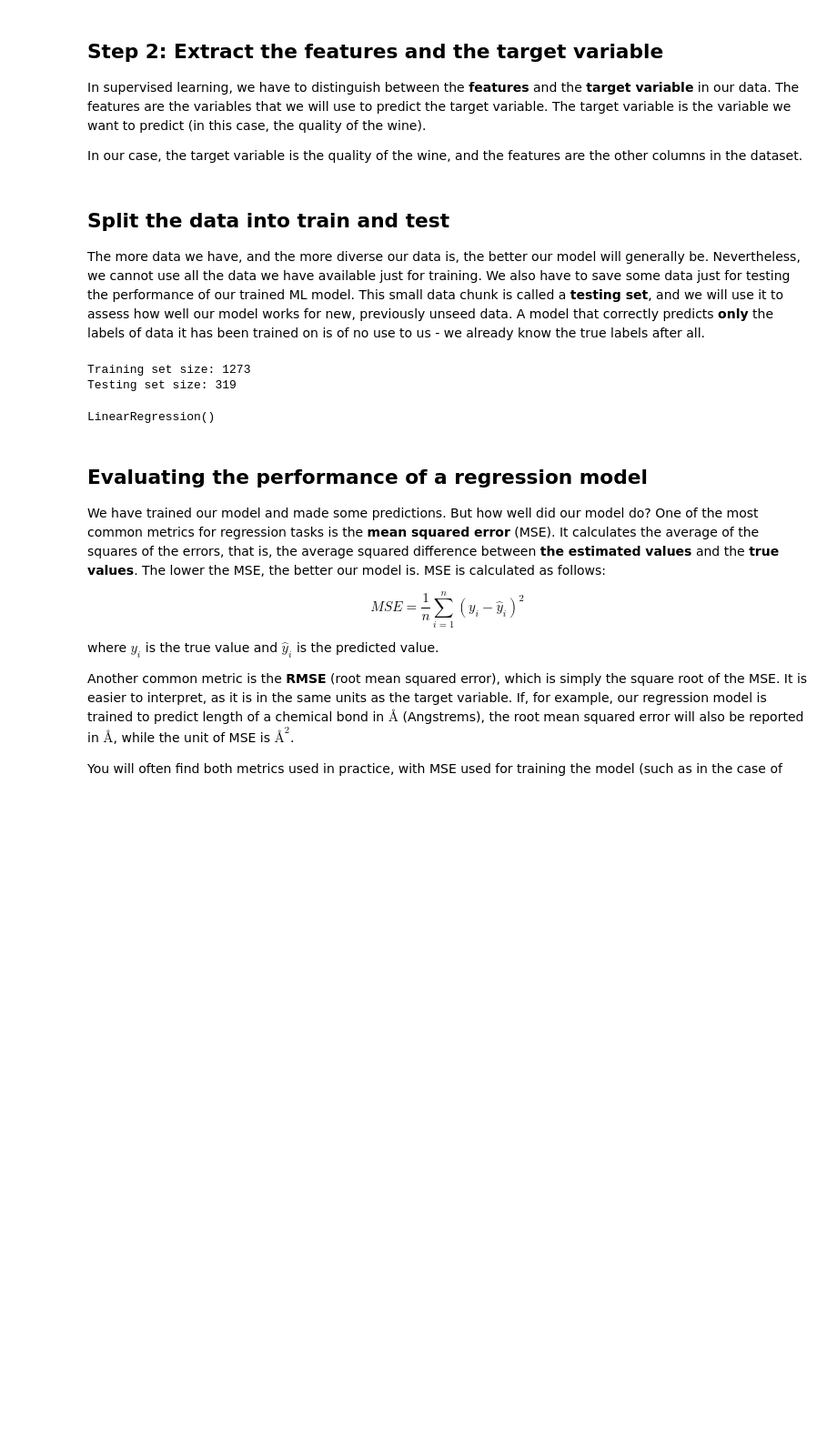
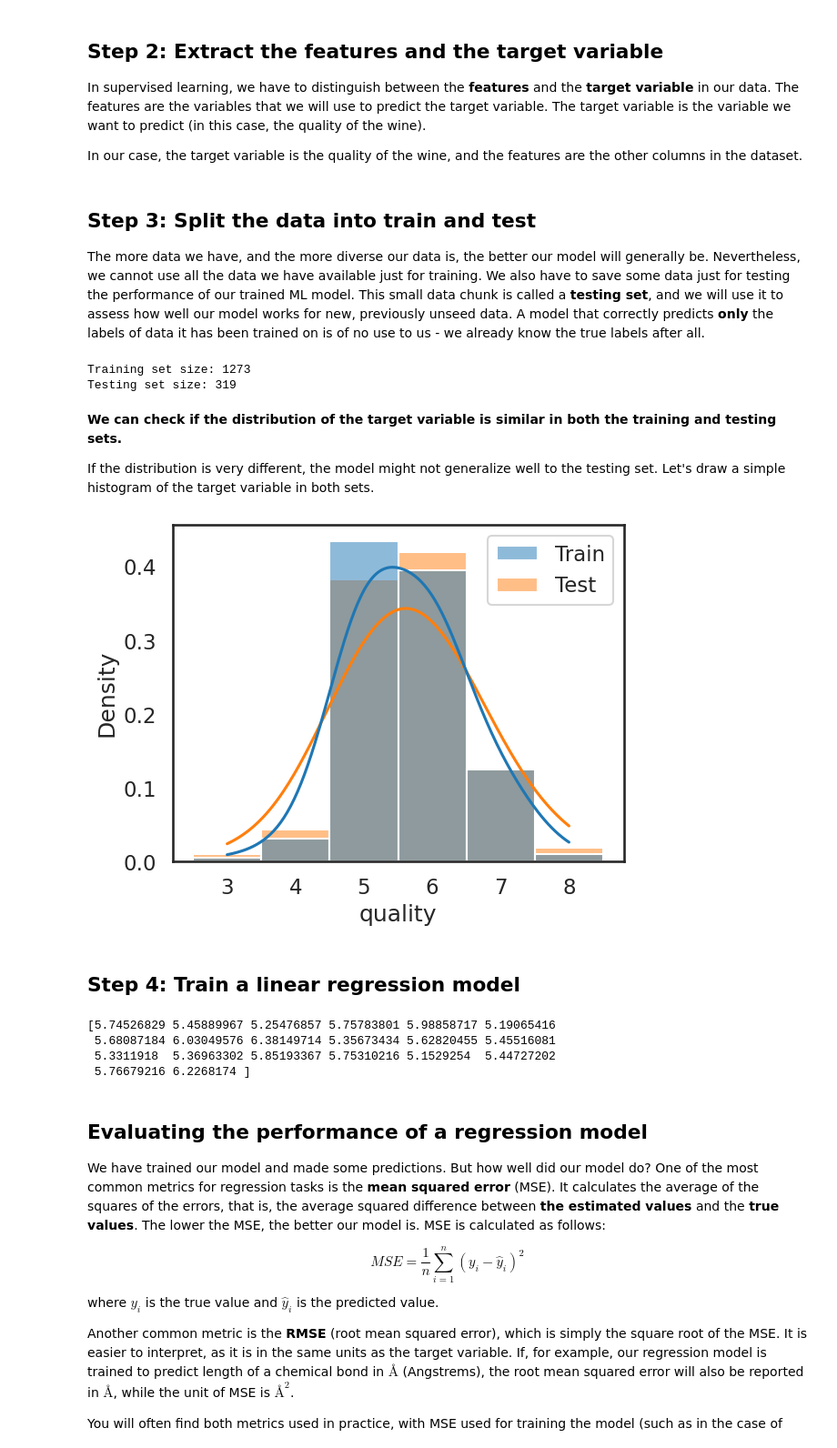
Before and after one commit to hubertrybka/pum-24, a Jupyter notebook: lab3-2.ipynb, the cells around one changed output. Shown at 91% size. Drawn from its saved outputs; the diff is of its cells as text; code cells hidden in the pictures; blank space fills up the shorter version.

```diff
--- a/lab3-2.ipynb
+++ b/lab3-2.ipynb
@@ -75,7 +78,7 @@ y = df['quality'] # extract the target variable (wine quality score) from the da
 
 X = df.drop('quality', axis=1) # by dropping the 'quality' column, we are left with the features
 # %% [markdown]
-## Split the data into train and test
+## Step 3: Split the data into train and test
 
 The more data we have, and the more diverse our data is, the better our model will generally be. Nevertheless, we cannot use all the data we have available just for training. We also have to save some data just for testing the performance of our trained ML model. This small data chunk is called a **testing set**, and we will use it to assess how well our model works for new, previously unseed data. A model that correctly predicts **only** the labels of data it has been trained on is of no use to us - we already know the true labels after all.
 # %%
@@ -88,6 +91,39 @@ print('Testing set size:', len(X_test))
 # %% [output]
 Training set size: 1273
 Testing set size: 319
+# %% [markdown]
+**We can check if the distribution of the target variable is similar in both the training and testing sets.**
+
+If the distribution is very different, the model might not generalize well to the testing set. Let's draw a simple histogram of the target variable in both sets.
+# %%
+import seaborn as sns
+import matplotlib.pyplot as plt
+
+sns.set_style("white")
+sns.set_context("talk")
+
+train = pd.DataFrame(y_train) # we have to convert y_train to a dataframe, as it is a pandas Series
+train['set'] = 'Train' # label the data for plotting with seaborn
+
+test = pd.DataFrame(y_test)
+test['set'] = 'Test'
+
+plot_df = pd.concat([train, test]) # concatenate the dataframes
+
+g = sns.histplot(plot_df,
+             x='quality',
+             hue='set',
+             discrete=True,
+             stat='density',
+             common_norm=False,
+             kde=True,
+             kde_kws={'bw_adjust': 3}) # plot the histogram
+
+g.get_legend().set_title('') # remove the title of the legend
+# %% [output]
+[figure, added]
+# %% [markdown]
+## Step 4: Train a linear regression model
 # %%
 from sklearn.linear_model import LinearRegression
 
@@ -95,8 +131,15 @@ model = LinearRegression() # create a model
 model.fit(X_train, y_train) # train the model
 
 # Now we have a trained linear regression model!
+
+# If we want to make predictions, we can use the predict() method
+y_pred = model.predict(X_test)
+print(y_pred[:20]) # print the quality prediction for first 20 wine samples in the testing set
 # %% [output]
-LinearRegression()
+[5.74526829 5.45889967 5.25476857 5.75783801 5.98858717 5.19065416
+ 5.68087184 6.03049576 6.38149714 5.35673434 5.62820455 5.45516081
+ 5.3311918  5.36963302 5.85193367 5.75310216 5.1529254  5.44727202
+ 5.76679216 6.2268174 ]
 # %% [markdown]
 ## Evaluating the performance of a regression model
 
```
Also changed, not shown: parts of 2 cells of this notebook.
